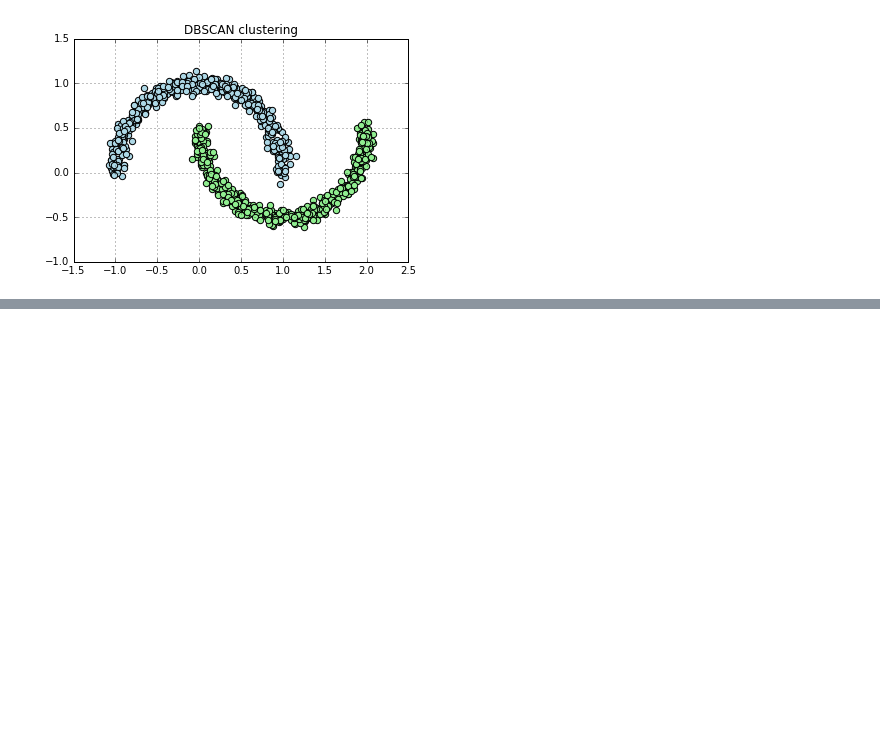
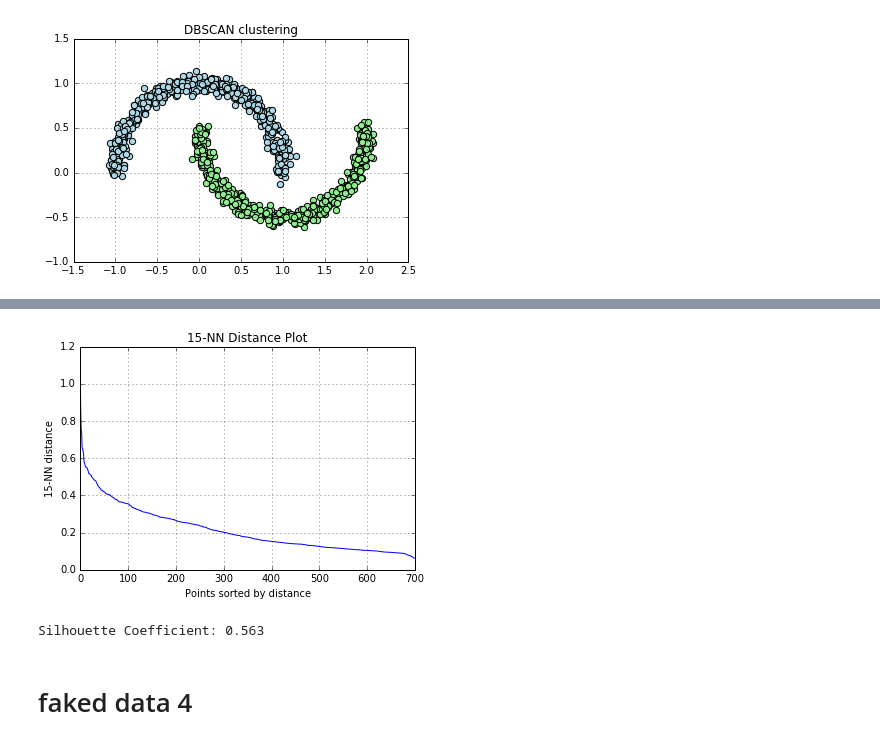
Before and after one commit to YanpuLi/YanpuLi.github.io, a Jupyter notebook: Clustering.ipynb, the cells around one changed output, grey strips where cells are left out. Cells and saved outputs as stored; diff of their text form; code cells hidden in the pictures; blank space fills up the shorter version.

```diff
--- a/Clustering.ipynb
+++ b/Clustering.ipynb
@@ -317,0 +413,21 @@ plt.show()
+# %%
+from sklearn.neighbors import NearestNeighbors
+def KNN_Dist_Plot(k, X):
+    nbrs = NearestNeighbors(n_neighbors=k).fit(X)
+    distances, indices = nbrs.kneighbors(X)
+    dist = np.sort(distances[:,-1])[::-1]
+    plt.plot(dist,'b-')
+    plt.xlabel('Points sorted by distance')
+    plt.ylabel('%i-NN distance'%k)
+    plt.title('%i-NN Distance Plot'%k)
+    plt.grid()
+    plt.show()
+KNN_Dist_Plot(15, dataSetScale)
+# %% [output]
+[figure, added]
+# %%
+print("Silhouette Coefficient: %0.3f" % silhouette_score(dataSetScale, db3.labels_))
+# %% [output]
+Silhouette Coefficient: 0.563
+# %% [markdown]
+# faked data 4
```
Also changed, not shown: parts of 10 cells of this notebook, 4 other files.
